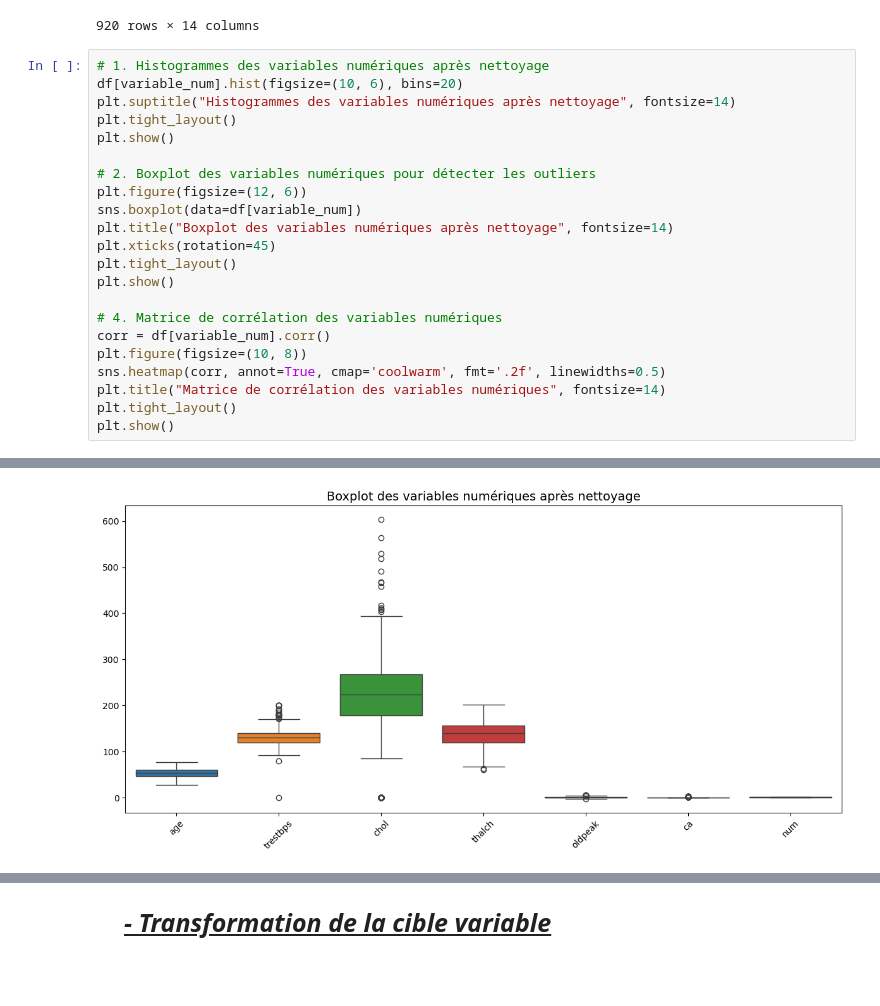
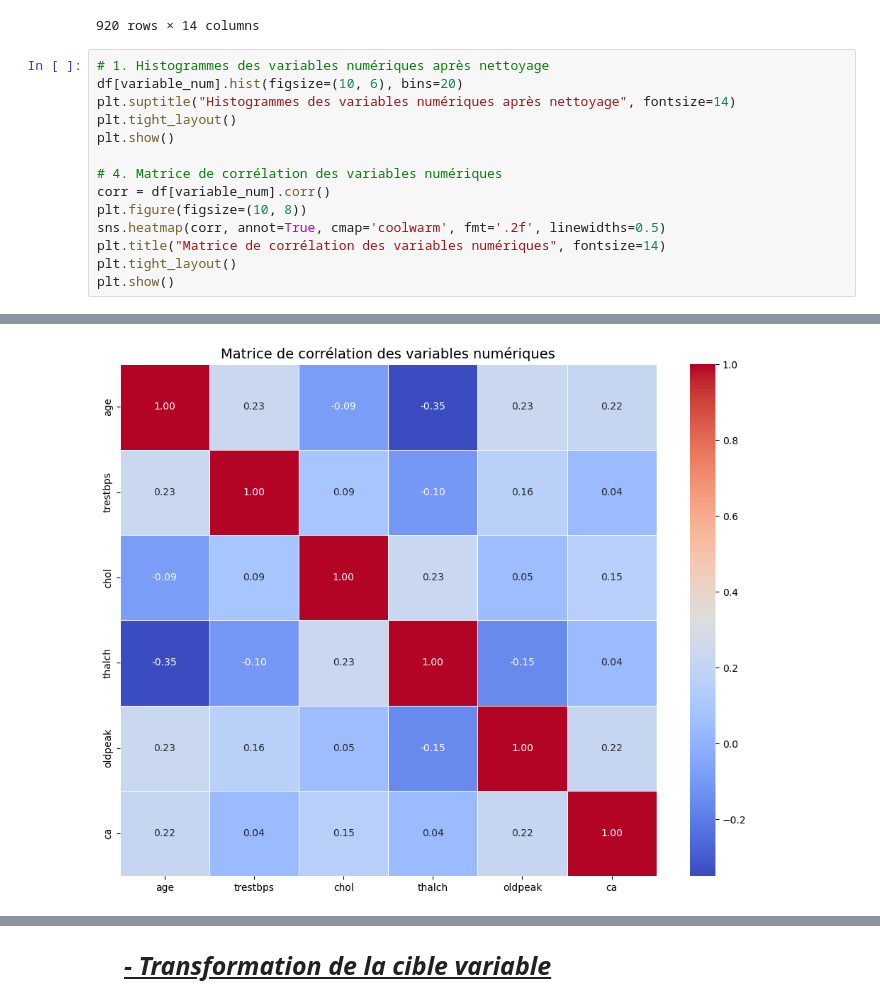
Before and after one commit to MMansourBa/Prediction-des-maladies-cardiaques, a Jupyter notebook: PROJET_ML.ipynb, the cells around one changed output, grey strips where cells are left out. Drawn from its saved outputs; the diff is of its cells as text; blank space fills up the shorter version.

```diff
--- a/PROJET_ML.ipynb
+++ b/PROJET_ML.ipynb
@@ -207,14 +208,6 @@ df
 # 1. Histogrammes des variables numériques après nettoyage
 df[variable_num].hist(figsize=(10, 6), bins=20)
 plt.suptitle("Histogrammes des variables numériques après nettoyage", fontsize=14)
-plt.tight_layout()
-plt.show()
-
-# 2. Boxplot des variables numériques pour détecter les outliers
-plt.figure(figsize=(12, 6))
-sns.boxplot(data=df[variable_num])
-plt.title("Boxplot des variables numériques après nettoyage", fontsize=14)
-plt.xticks(rotation=45)
 plt.tight_layout()
 plt.show()
 
@@ -230 +223 @@ plt.show()
-[figure, old version]
+[figure, new version]
```
Also changed, not shown: parts of 13 cells of this notebook.
